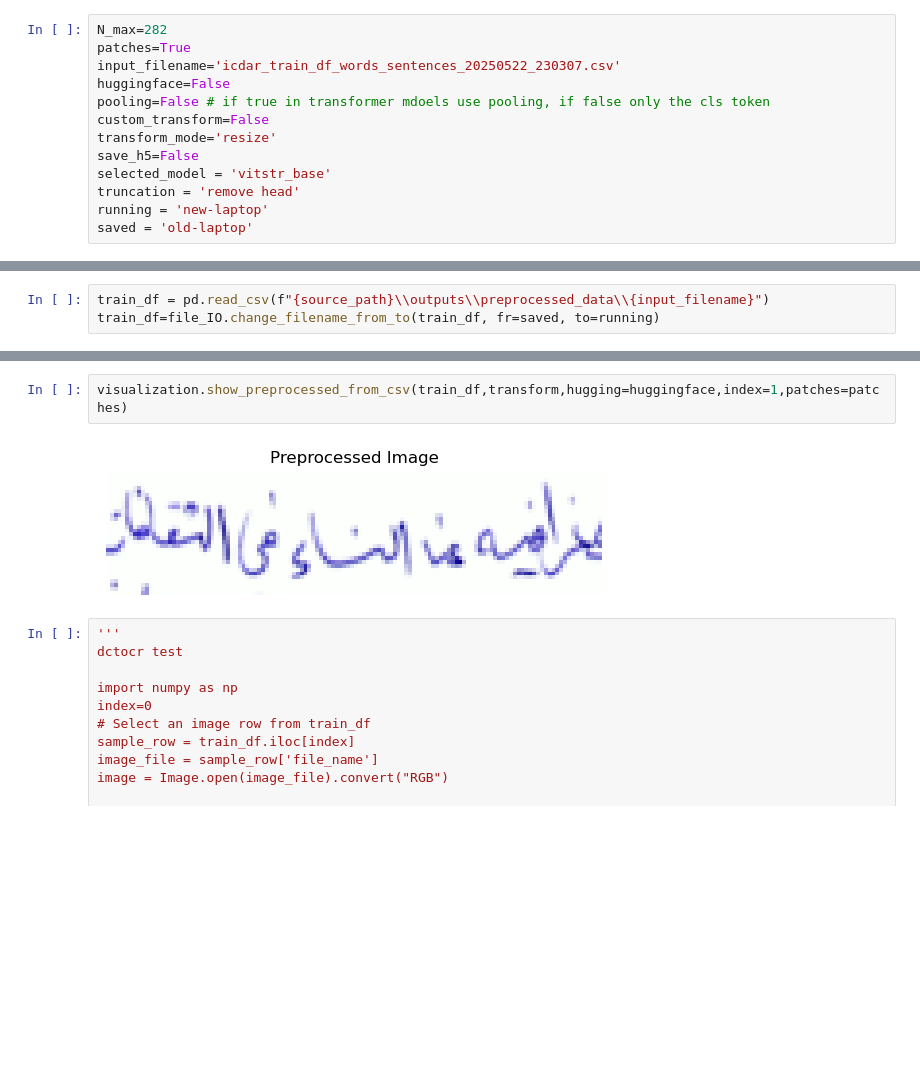
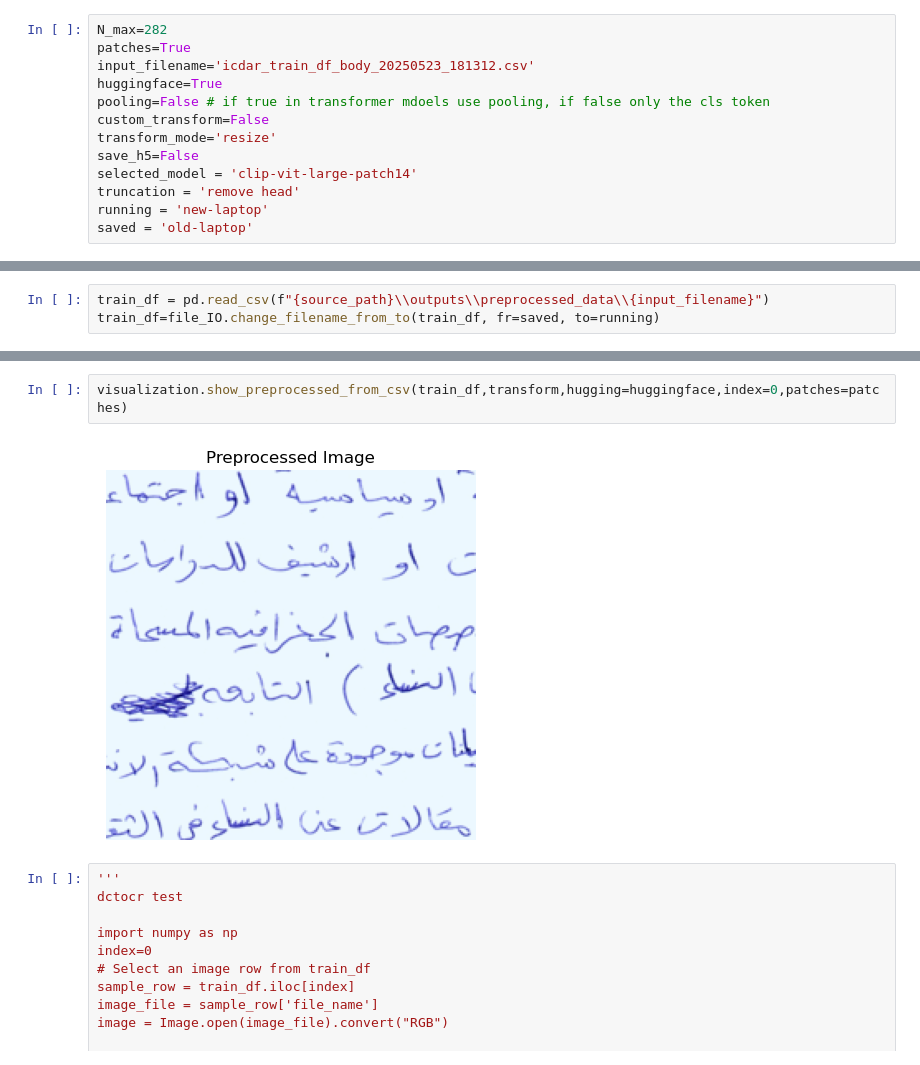
Before and after one commit to gitMorelli/gender_detection, a Jupyter notebook: notebooks/data_preparation/deepfeatureextraction.ipynb, the cells around one changed output, grey strips where cells are left out. Saved outputs shown, nothing was run; the diff lists cells and outputs as text; blank space fills up the shorter version.

```diff
--- a/notebooks/data_preparation/deepfeatureextraction.ipynb
+++ b/notebooks/data_preparation/deepfeatureextraction.ipynb
@@ -16,13 +16,13 @@ sys.path.append(source_path)
 # %%
 N_max=282
 patches=True
-input_filename='icdar_train_df_words_sentences_20250522_230307.csv'
-huggingface=False
+input_filename='icdar_train_df_body_20250523_181312.csv'
+huggingface=True
 pooling=False # if true in transformer mdoels use pooling, if false only the cls token
 custom_transform=False
 transform_mode='resize'
 save_h5=False
-selected_model = 'vitstr_base'
+selected_model = 'clip-vit-large-patch14'
 truncation = 'remove head'
 running = 'new-laptop'
 saved = 'old-laptop'
@@ -51,7 +51,7 @@ train_df.head()
 # %%
-visualization.show_preprocessed_from_csv(train_df,transform,hugging=huggingface,index=1,patches=patches)
+visualization.show_preprocessed_from_csv(train_df,transform,hugging=huggingface,index=0,patches=patches)
 # %% [output]
-[figure, old version]
+[figure, new version]
 # %%
 '''
 dctocr test
```
Also changed, not shown: parts of 7 cells of this notebook, 6 other files.
